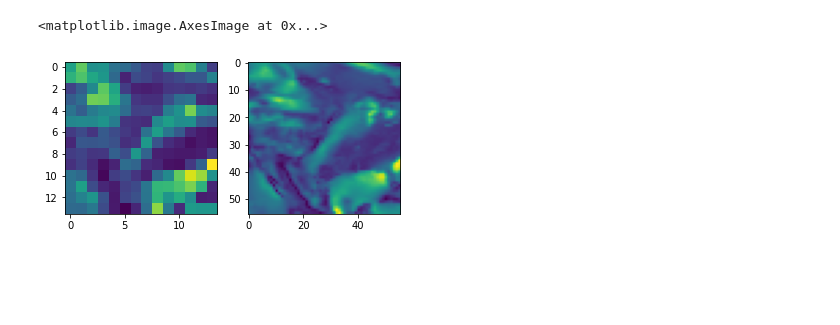
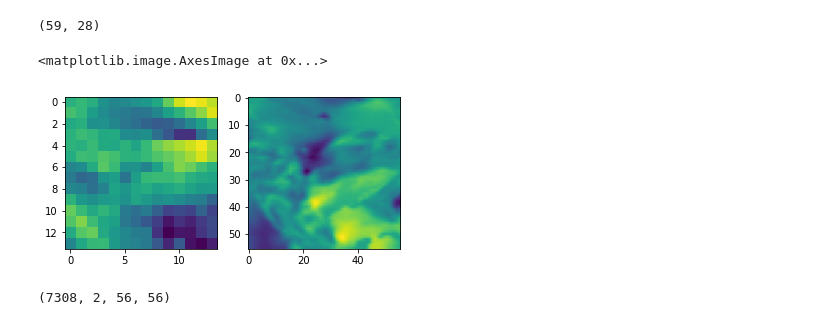
Before and after one commit to nannau/DoWnGAN, a Jupyter notebook: train.ipynb, the cells around one changed output. Saved outputs shown, nothing was run; the diff lists cells and outputs as text; code cells hidden in the pictures; blank space fills up the shorter version.

```diff
--- a/train.ipynb
+++ b/train.ipynb
@@ -32,15 +32,24 @@ assert np.abs(xr_standardize_field(xarr).std() - 1.0) < 10E-5
 midx = uncropped['10UV_GDS4_SFC'].values.shape[2] // 2
 midy = uncropped['10UV_GDS4_SFC'].values.shape[1] // 2
 assert midx >= 2*midy
+midx, midy
+# %% [output]
+(59, 28)
+# %%
+u10 = uncropped['10U_GDS4_SFC']
+v10 = uncropped['10V_GDS4_SFC']
+u10 = xr_standardize_field(u10)[:, :, midx-midy:midx+midy]
+v10 = xr_standardize_field(v10)[:, :, midx-midy:midx+midy]
 # %%
 fine = uncropped['10UV_GDS4_SFC'][:, :, midx-midy:midx+midy]
 # %%
 sx, sy = 4, 4
-coarse = fine.coarsen(g4_lon_2=sx).mean().coarsen(g4_lat_1=sy).mean()
+coarse_u10 = u10.coarsen(g4_lon_2=sx).mean().coarsen(g4_lat_1=sy).mean()
+coarse_v10 = v10.coarsen(g4_lon_2=sx).mean().coarsen(g4_lat_1=sy).mean()
 # %%
 fig,ax = plt.subplots(1, 2)
-ax[0].imshow(coarse[0, ...])
-ax[1].imshow(fine[0, ...])
+ax[0].imshow(coarse_u10[55, ...])
+ax[1].imshow(v10[18, ...])
 # %% [output]
 <matplotlib.image.AxesImage at 0x...>
-[figure, old version]
+[figure, new version]
@@ -47,3 +59,7 @@ ax[1].imshow(fine[0, ...])
+# %%
+fine.shape
+# %% [output]
+(7308, 2, 56, 56)
 # %%
 # PCA
 ncomp = 250
```
Also changed, not shown: parts of 9 cells of this notebook, 4 other files.
